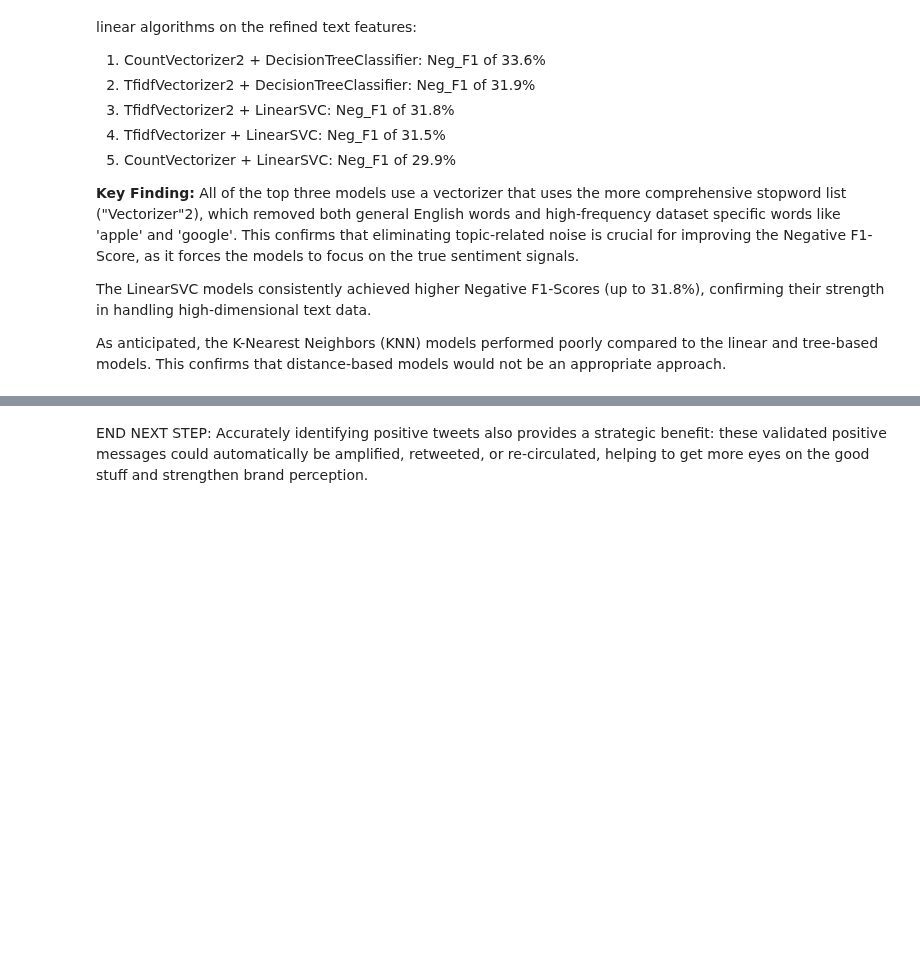
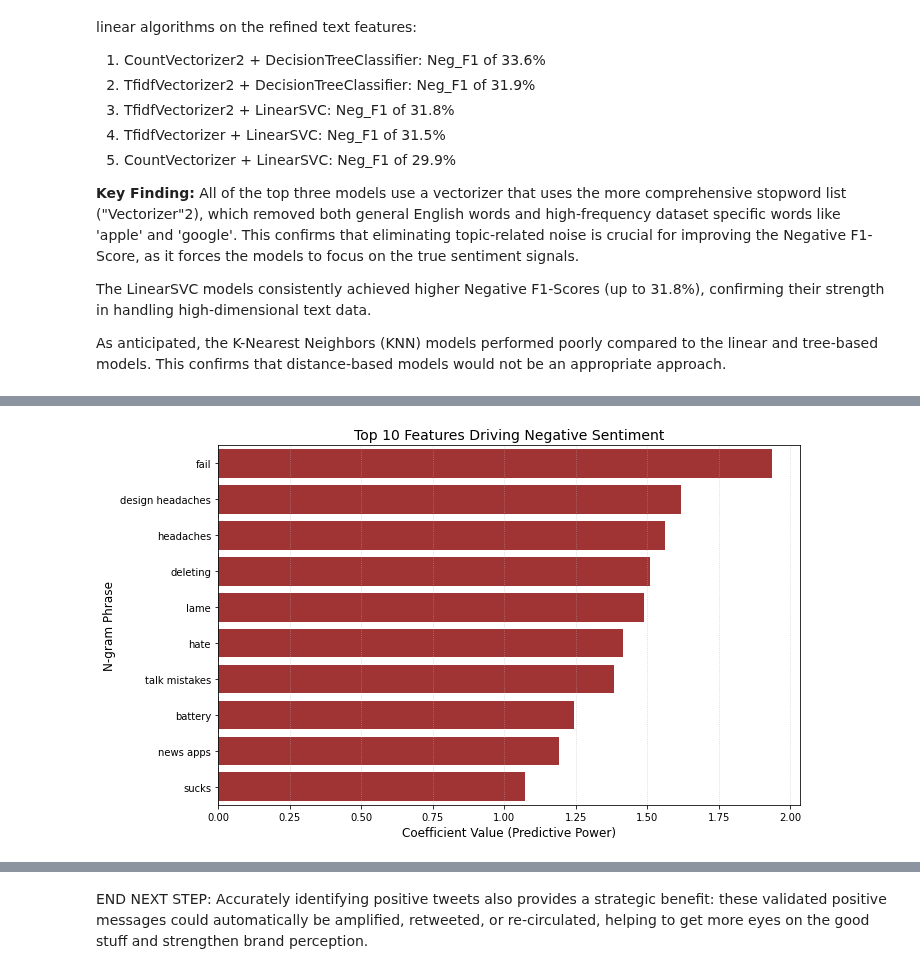
Before and after one commit to morgannash1/twitter_nlp_project, a Jupyter notebook: notebook.ipynb, the cells around one changed output, grey strips where cells are left out. Cells and saved outputs as stored; diff of their text form; code cells hidden in the pictures; blank space fills up the shorter version.

```diff
--- a/notebook.ipynb
+++ b/notebook.ipynb
@@ -939,0 +1044,6 @@ I decided to tune the TfidfVectorizer2 + LinearSVC model using class_weight='bal
+# %%
+#retrieve the vocab(the list of N-grams) from the vectorizer step in the pipeline
+ngram_words = best_svc_pipe.named_steps['vectorizer'].get_feature_names()
+# %%
+#retrieve the coefficients from classifier step in the pipeline
+coefficients = best_svc_pipe.named_steps['classifier'].coef_
@@ -939,0 +1055,6 @@ I decided to tune the TfidfVectorizer2 + LinearSVC model using class_weight='bal
+# %%
+#get coefficients for the negative class (label 0), use ngram_words as index
+neg_coeffs = pd.Series(coefficients[0], index=ngram_words)
+
+#top 10 features predicting negative class (highest magnitude)
+top_neg_features = neg_coeffs.nlargest(10).sort_values(ascending=False) #sorted for plotting
@@ -939,0 +1067,13 @@ I decided to tune the TfidfVectorizer2 + LinearSVC model using class_weight='bal
+# %%
+#plot top negative predictors
+plt.figure(figsize=(10, 6))
+sns.barplot(x=top_neg_features.values, y=top_neg_features.index, color='firebrick')
+plt.title('Top 10 Features Driving Negative Sentiment', fontsize=14)
+plt.xlabel('Coefficient Value (Predictive Power)', fontsize=12)
+plt.ylabel('N-gram Phrase', fontsize=12)
+plt.axvline(0, color='grey', linestyle='--')
+plt.grid(axis='x', linestyle=':', alpha=0.6)
+plt.tight_layout()
+plt.show();
+# %% [output]
+[figure, added]
```
Also changed, not shown: parts of 21 cells of this notebook, 1 other file.
